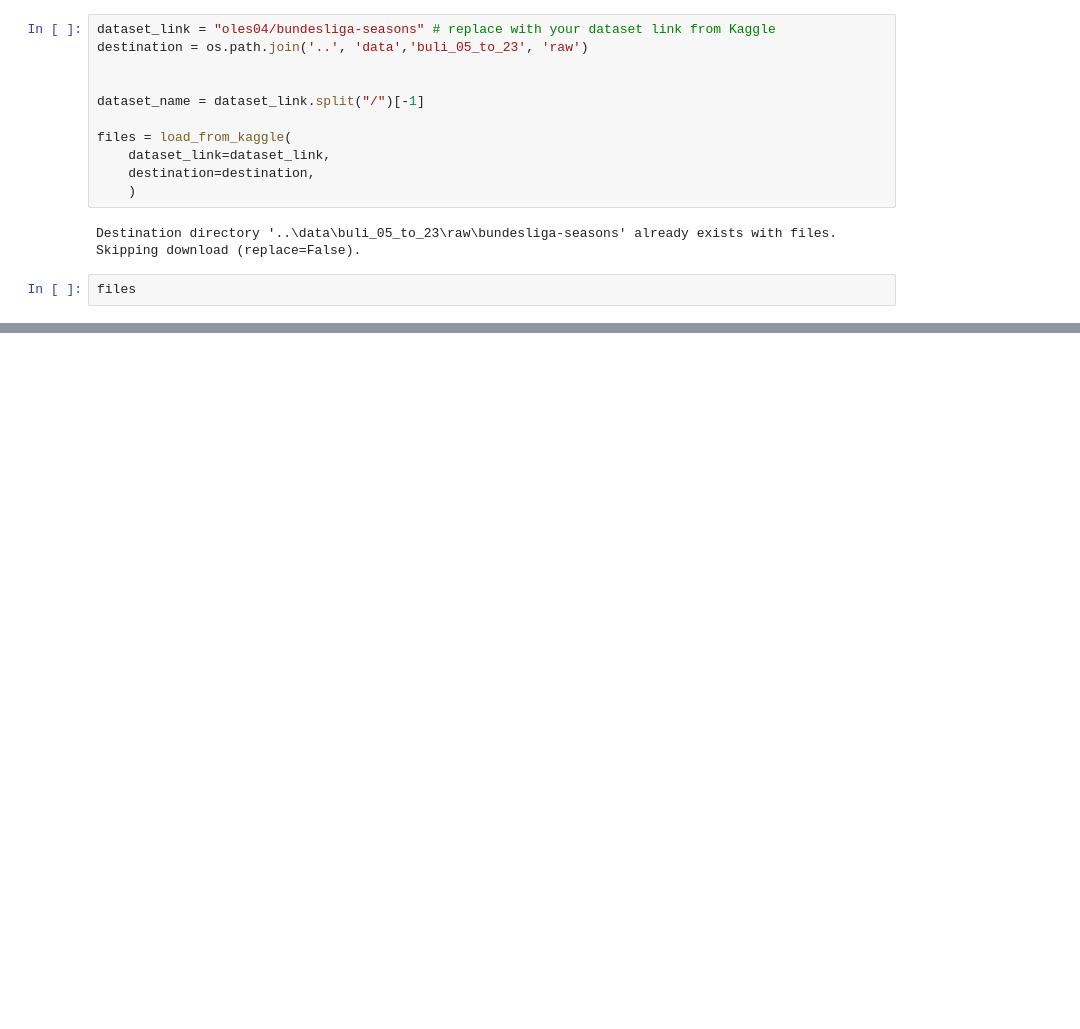
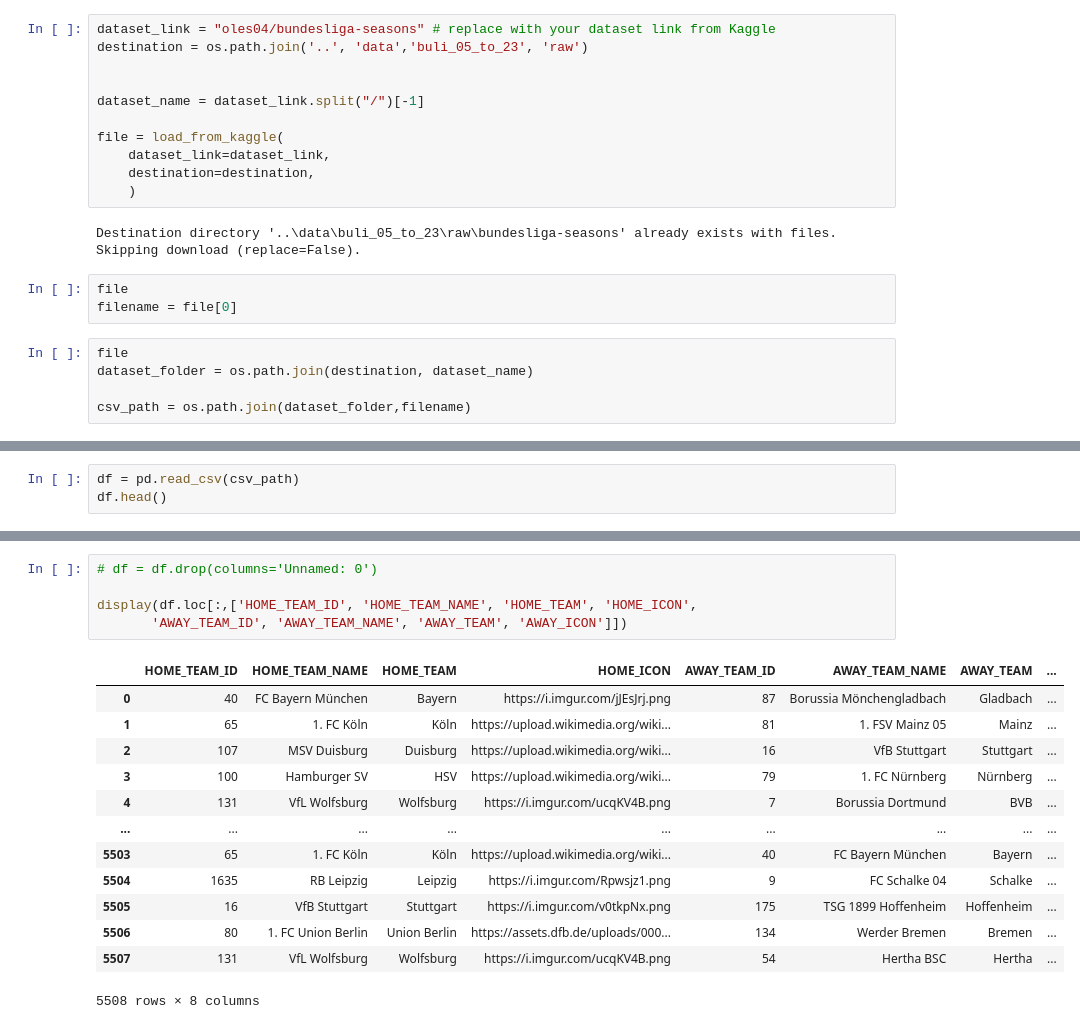
Before and after one commit to Picoalex/template_dsc, a Jupyter notebook: notebooks/01_exploration.ipynb, the cells around one changed output, grey strips where cells are left out. Cells and saved outputs as stored; diff of their text form; blank space fills up the shorter version.

```diff
--- a/notebooks/01_exploration.ipynb
+++ b/notebooks/01_exploration.ipynb
@@ -12,11 +12,17 @@ destination = os.path.join('..', 'data','buli_05_to_23', 'raw')
 
 dataset_name = dataset_link.split("/")[-1]
 
-files = load_from_kaggle(
+file = load_from_kaggle(
     dataset_link=dataset_link,
     destination=destination,
     )
 # %% [output]
 Destination directory '..\data\buli_05_to_23\raw\bundesliga-seasons' already exists with files. Skipping download (replace=False).
+# %%
+file
+filename = file[0]
 # %%
-files
+file
+dataset_folder = os.path.join(destination, dataset_name)
+
+csv_path = os.path.join(dataset_folder,filename)
@@ -27,0 +29,3 @@ df.head()
+# %%
+df = pd.read_csv(csv_path)
+df.head()
@@ -45,0 +104,19 @@ pd.DataFrame(
+# %%
+# df = df.drop(columns='Unnamed: 0')
+
+display(df.loc[:,['HOME_TEAM_ID', 'HOME_TEAM_NAME', 'HOME_TEAM', 'HOME_ICON',
+       'AWAY_TEAM_ID', 'AWAY_TEAM_NAME', 'AWAY_TEAM', 'AWAY_ICON']])
+# %% [output]
+|  | HOME_TEAM_ID | HOME_TEAM_NAME | HOME_TEAM | HOME_ICON | AWAY_TEAM_ID | AWAY_TEAM_NAME | AWAY_TEAM | ... |
+| 0 | 40 | FC Bayern München | Bayern | https://i.imgur.com/jJEsJrj.png | 87 | Borussia Mönchengladbach | Gladbach | ... |
+| 1 | 65 | 1. FC Köln | Köln | https://upload.wikimedia.org/wiki... | 81 | 1. FSV Mainz 05 | Mainz | ... |
+| 2 | 107 | MSV Duisburg | Duisburg | https://upload.wikimedia.org/wiki... | 16 | VfB Stuttgart | Stuttgart | ... |
+| 3 | 100 | Hamburger SV | HSV | https://upload.wikimedia.org/wiki... | 79 | 1. FC Nürnberg | Nürnberg | ... |
+| 4 | 131 | VfL Wolfsburg | Wolfsburg | https://i.imgur.com/ucqKV4B.png | 7 | Borussia Dortmund | BVB | ... |
+| ... | ... | ... | ... | ... | ... | ... | ... | ... |
+| 5503 | 65 | 1. FC Köln | Köln | https://upload.wikimedia.org/wiki... | 40 | FC Bayern München | Bayern | ... |
+| 5504 | 1635 | RB Leipzig | Leipzig | https://i.imgur.com/Rpwsjz1.png | 9 | FC Schalke 04 | Schalke | ... |
+| 5505 | 16 | VfB Stuttgart | Stuttgart | https://i.imgur.com/v0tkpNx.png | 175 | TSG 1899 Hoffenheim | Hoffenheim | ... |
+| 5506 | 80 | 1. FC Union Berlin | Union Berlin | https://assets.dfb.de/uploads/000... | 134 | Werder Bremen | Bremen | ... |
+| 5507 | 131 | VfL Wolfsburg | Wolfsburg | https://i.imgur.com/ucqKV4B.png | 54 | Hertha BSC | Hertha | ... |
+5508 rows × 8 columns
```
Also changed, not shown: parts of 13 cells of this notebook.
